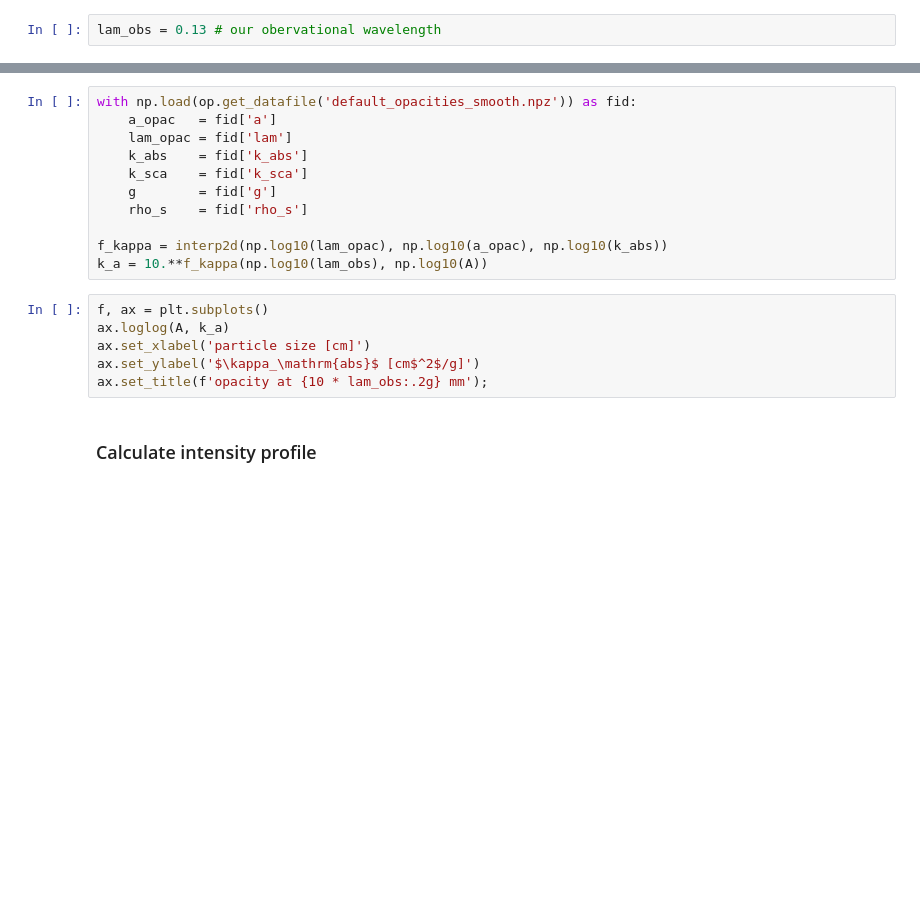
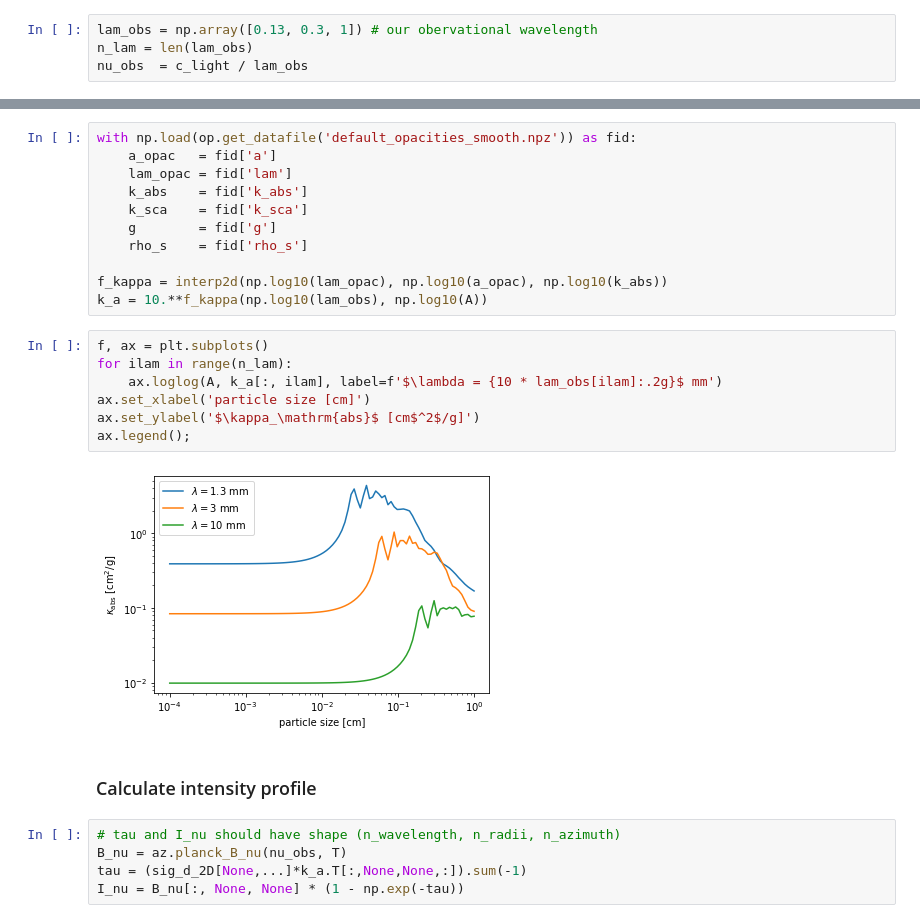
Before and after one commit to birnstiel/azimuthal_profile, a Jupyter notebook: notebooks/azimuthal.ipynb, the cells around one changed output, grey strips where cells are left out. Cells and saved outputs as stored; diff of their text form; blank space fills up the shorter version.

```diff
--- a/notebooks/azimuthal.ipynb
+++ b/notebooks/azimuthal.ipynb
@@ -79,4 +90,6 @@ ax.set_ylabel('$\sigma$ [g cm$^{-2}$]');
 # %% [markdown]
 ### Read opacity and interpolate on our grid
 # %%
-lam_obs = 0.13 # our obervational wavelength
+lam_obs = np.array([0.13, 0.3, 1]) # our obervational wavelength
+n_lam = len(lam_obs)
+nu_obs  = c_light / lam_obs
@@ -96,9 +106,17 @@ f_kappa = interp2d(np.log10(lam_opac), np.log10(a_opac), np.log10(k_abs))
 k_a = 10.**f_kappa(np.log10(lam_obs), np.log10(A))
 # %%
 f, ax = plt.subplots()
-ax.loglog(A, k_a)
+for ilam in range(n_lam):
+    ax.loglog(A, k_a[:, ilam], label=f'$\lambda = {10 * lam_obs[ilam]:.2g}$ mm')
 ax.set_xlabel('particle size [cm]')
 ax.set_ylabel('$\kappa_\mathrm{abs}$ [cm$^2$/g]')
-ax.set_title(f'opacity at {10 * lam_obs:.2g} mm');
+ax.legend();
+# %% [output]
+[figure, added]
 # %% [markdown]
 ### Calculate intensity profile
+# %%
+# tau and I_nu should have shape (n_wavelength, n_radii, n_azimuth)
+B_nu = az.planck_B_nu(nu_obs, T)
+tau = (sig_d_2D[None,...]*k_a.T[:,None,None,:]).sum(-1)
+I_nu = B_nu[:, None, None] * (1 - np.exp(-tau))
```
Also changed, not shown: parts of 8 cells of this notebook.
